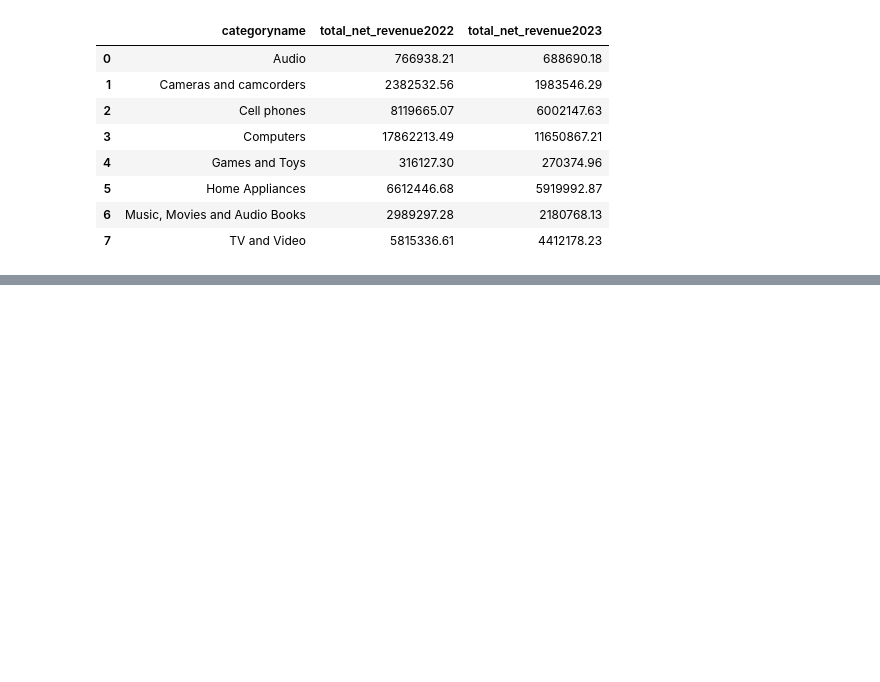
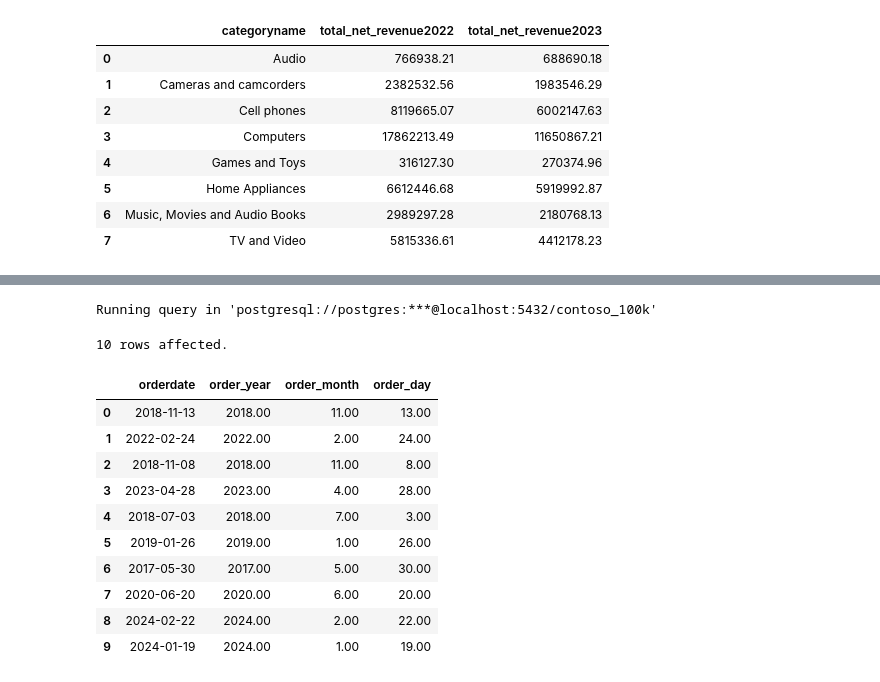
Before and after one commit to rahulxkunwar/learning_sql, a Jupyter notebook: Resources/Blank_SQL_Notebook.ipynb, the cells around one changed output, grey strips where cells are left out. Drawn from its saved outputs; the diff is of its cells as text; code cells hidden in the pictures; blank space fills up the shorter version.

```diff
--- a/Resources/Blank_SQL_Notebook.ipynb
+++ b/Resources/Blank_SQL_Notebook.ipynb
@@ -133,0 +209,25 @@ Running query in 'postgresql://postgres:***@localhost:5432/contoso_100k'
+# %%
+%%sql
+
+SELECT
+    orderdate,
+    DATE_PART('year', orderdate) AS order_year,
+    DATE_PART('month', orderdate) AS order_month,
+    DATE_PART('day', orderdate) AS order_day
+FROM sales
+ORDER BY RANDOM()
+LIMIT 10
+# %% [output]
+Running query in 'postgresql://postgres:***@localhost:5432/contoso_100k'
+10 rows affected.
+|  | orderdate | order_year | order_month | order_day |
+| 0 | 2018-11-13 | 2018.00 | 11.00 | 13.00 |
+| 1 | 2022-02-24 | 2022.00 | 2.00 | 24.00 |
+| 2 | 2018-11-08 | 2018.00 | 11.00 | 8.00 |
+| 3 | 2023-04-28 | 2023.00 | 4.00 | 28.00 |
+| 4 | 2018-07-03 | 2018.00 | 7.00 | 3.00 |
+| 5 | 2019-01-26 | 2019.00 | 1.00 | 26.00 |
+| 6 | 2017-05-30 | 2017.00 | 5.00 | 30.00 |
+| 7 | 2020-06-20 | 2020.00 | 6.00 | 20.00 |
+| 8 | 2024-02-22 | 2024.00 | 2.00 | 22.00 |
+| 9 | 2024-01-19 | 2024.00 | 1.00 | 19.00 |
```
Also changed, not shown: parts of 4 cells of this notebook.
